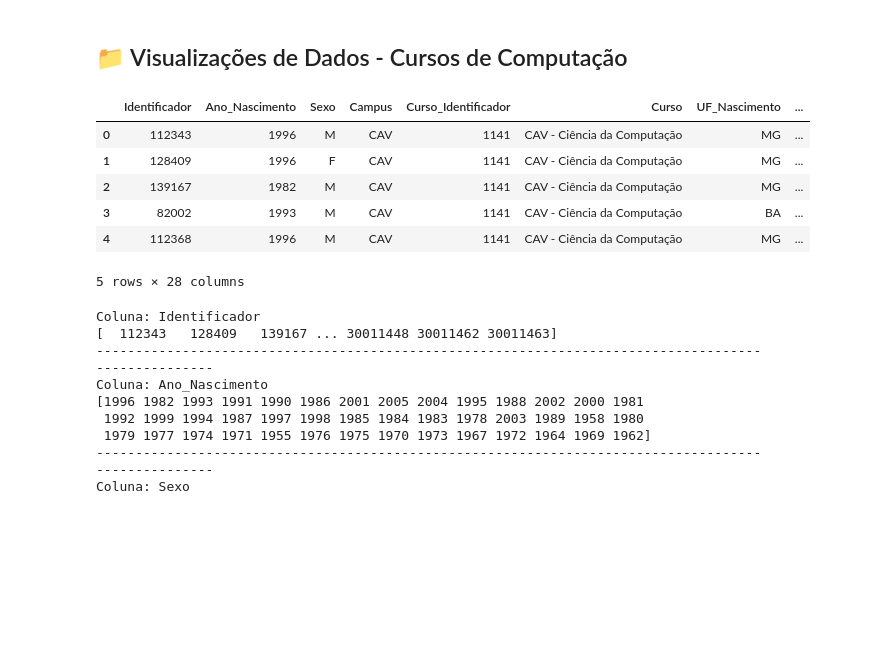
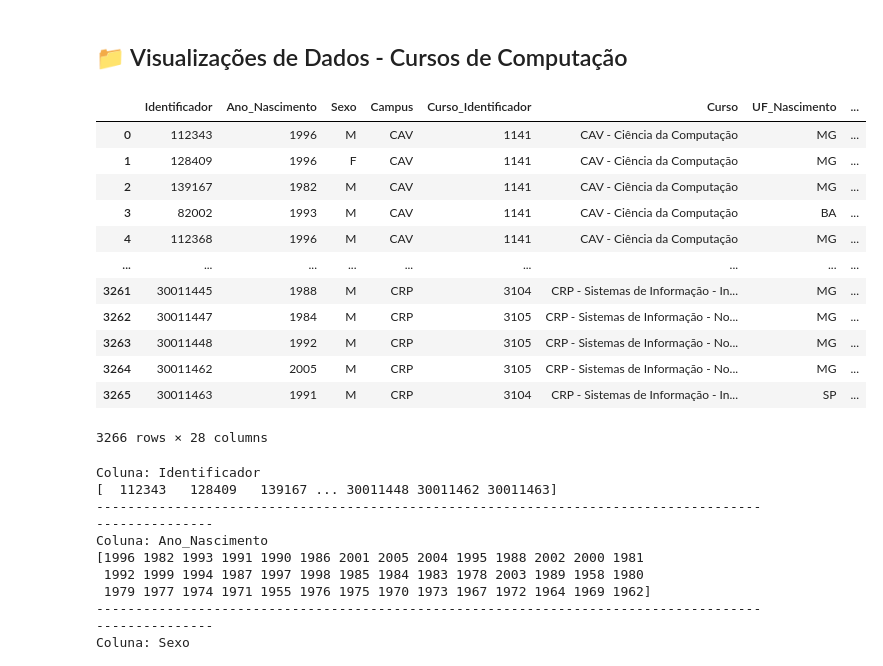
Before and after one commit to carvalhopedro22/Mestrado-Machine-Learning, a Jupyter notebook: Códigos/Visualização de Dados/Visualizações Gerais - Cursos de Computação.ipynb, the cells around one changed output. Cells and saved outputs as stored; diff of their text form; code cells hidden in the pictures; blank space fills up the shorter version.

```diff
--- a/Códigos/Visualização de Dados/Visualizações Gerais - Cursos de Computação.ipynb
+++ b/Códigos/Visualização de Dados/Visualizações Gerais - Cursos de Computação.ipynb
@@ -11,15 +11,21 @@ warnings.filterwarnings('ignore')
 
 dados = pd.read_excel('dados_UFV_comp_VD.xlsx', engine='openpyxl')
 # %%
-dados.head()
+dados
 # %% [output]
 |  | Identificador | Ano_Nascimento | Sexo | Campus | Curso_Identificador | Curso | UF_Nascimento | ... |
 | 0 | 112343 | 1996 | M | CAV | 1141 | CAV - Ciência da Computação | MG | ... |
 | 1 | 128409 | 1996 | F | CAV | 1141 | CAV - Ciência da Computação | MG | ... |
 | 2 | 139167 | 1982 | M | CAV | 1141 | CAV - Ciência da Computação | MG | ... |
 | 3 | 82002 | 1993 | M | CAV | 1141 | CAV - Ciência da Computação | BA | ... |
 | 4 | 112368 | 1996 | M | CAV | 1141 | CAV - Ciência da Computação | MG | ... |
+| ... | ... | ... | ... | ... | ... | ... | ... | ... |
+| 3261 | 30011445 | 1988 | M | CRP | 3104 | CRP - Sistemas de Informação - In... | MG | ... |
+| 3262 | 30011447 | 1984 | M | CRP | 3105 | CRP - Sistemas de Informação - No... | MG | ... |
+| 3263 | 30011448 | 1992 | M | CRP | 3105 | CRP - Sistemas de Informação - No... | MG | ... |
+| 3264 | 30011462 | 2005 | M | CRP | 3105 | CRP - Sistemas de Informação - No... | MG | ... |
+| 3265 | 30011463 | 1991 | M | CRP | 3104 | CRP - Sistemas de Informação - In... | SP | ... |
-5 rows × 28 columns
+3266 rows × 28 columns
 # %%
 for coluna in dados.columns:
     valores_unicos = dados[coluna].unique()
```
Also changed, not shown: parts of 29 cells of this notebook.
